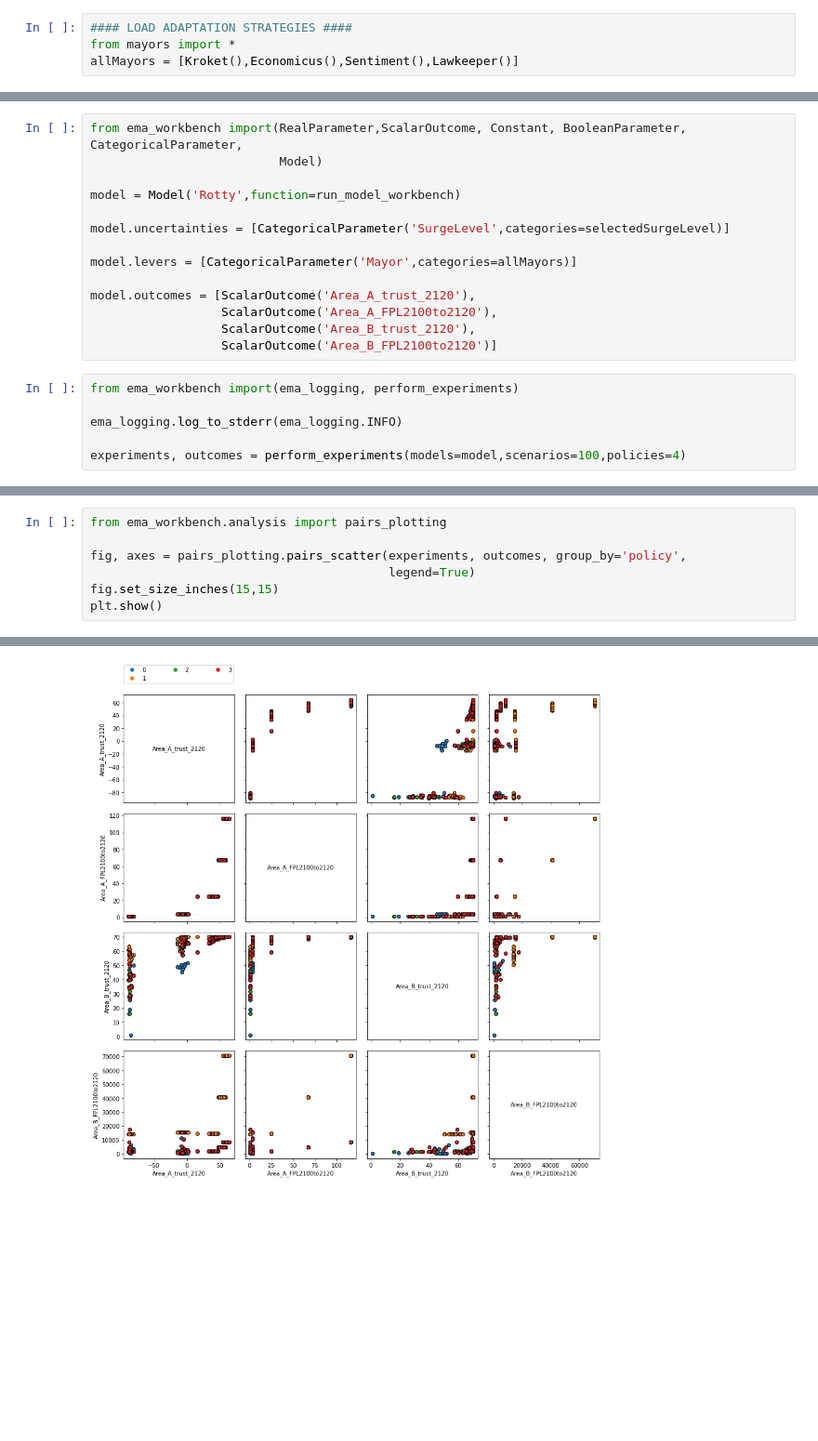
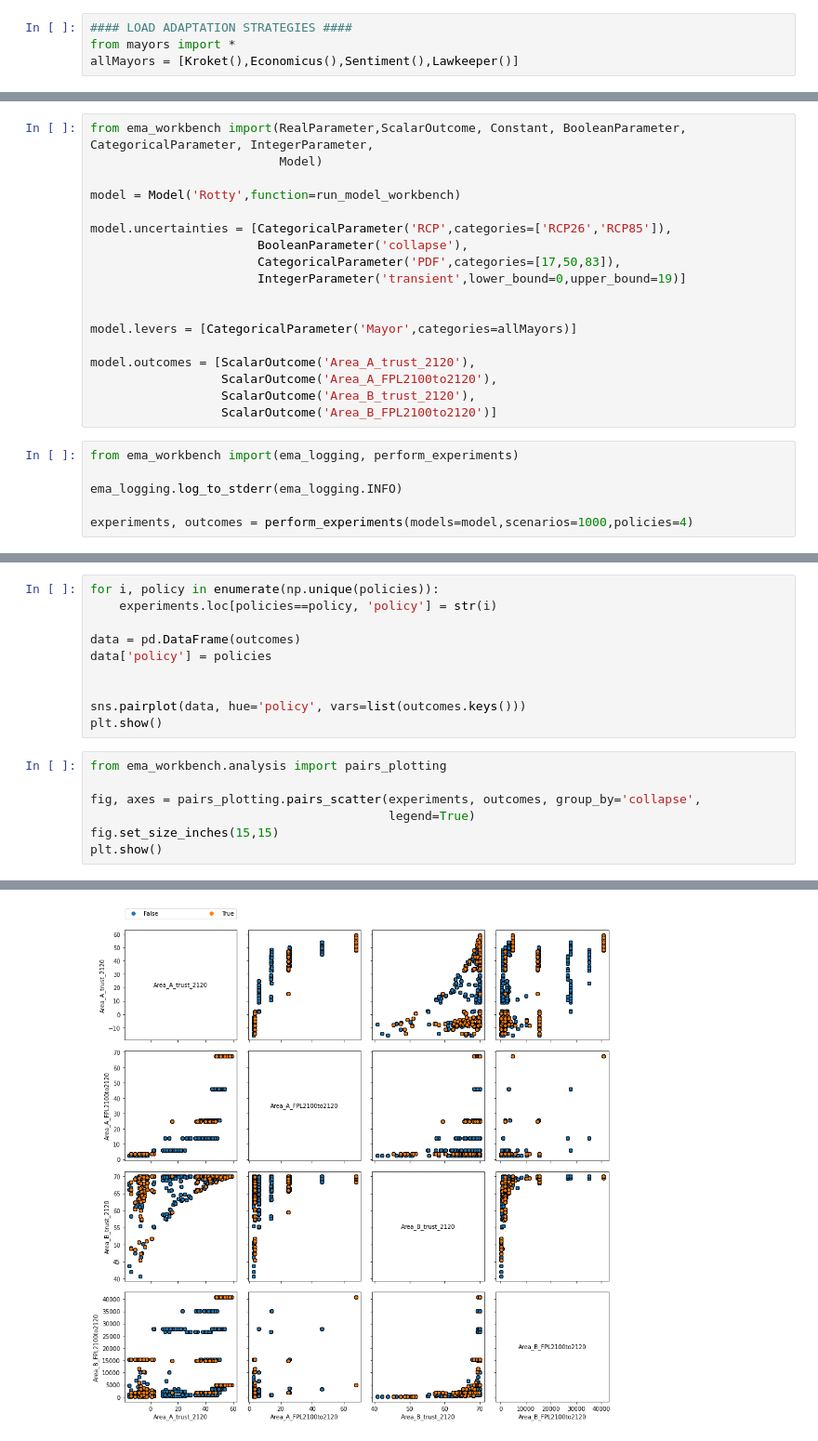
Before and after one commit to keesvanginkel/Urban-SETP, a Jupyter notebook: Workbench.ipynb, the cells around one changed output, grey strips where cells are left out. Shown at 93% size. Saved outputs shown, nothing was run; the diff lists cells and outputs as text; blank space fills up the shorter version.

Commit message:
Improved connection with workbench

```diff
--- a/Workbench.ipynb
+++ b/Workbench.ipynb
@@ -40,10 +15,14 @@ selectedSurgeLevel = [l for l in allSurgeLevel if l.name.startswith('Bamber')]
 # %%
-from ema_workbench import(RealParameter,ScalarOutcome, Constant, BooleanParameter, CategoricalParameter,
+from ema_workbench import(RealParameter,ScalarOutcome, Constant, BooleanParameter, CategoricalParameter, IntegerParameter,
                           Model)
 
 model = Model('Rotty',function=run_model_workbench)
 
-model.uncertainties = [CategoricalParameter('SurgeLevel',categories=selectedSurgeLevel)]
+model.uncertainties = [CategoricalParameter('RCP',categories=['RCP26','RCP85']),
+                       BooleanParameter('collapse'),
+                       CategoricalParameter('PDF',categories=[17,50,83]),
+                       IntegerParameter('transient',lower_bound=0,upper_bound=19)]
+
 
 model.levers = [CategoricalParameter('Mayor',categories=allMayors)]
 
@@ -56,5 +35,5 @@ from ema_workbench import(ema_logging, perform_experiments)
 
 ema_logging.log_to_stderr(ema_logging.INFO)
 
-experiments, outcomes = perform_experiments(models=model,scenarios=100,policies=4)
+experiments, outcomes = perform_experiments(models=model,scenarios=1000,policies=4)
 # %% [output]
@@ -87,10 +120,20 @@ plt.show()
+# %%
+for i, policy in enumerate(np.unique(policies)):
+    experiments.loc[policies==policy, 'policy'] = str(i)
+
+data = pd.DataFrame(outcomes)
+data['policy'] = policies
+
+
+sns.pairplot(data, hue='policy', vars=list(outcomes.keys()))
+plt.show()
 # %%
 from ema_workbench.analysis import pairs_plotting
 
-fig, axes = pairs_plotting.pairs_scatter(experiments, outcomes, group_by='policy',
+fig, axes = pairs_plotting.pairs_scatter(experiments, outcomes, group_by='collapse',
                                          legend=True)
 fig.set_size_inches(15,15)
 plt.show()
 # %% [output]
 [MainProcess/INFO] no time dimension found in results
-[figure, old version]
+[figure, new version]
```
Also changed, not shown: parts of 12 cells of this notebook, 3 other files.
